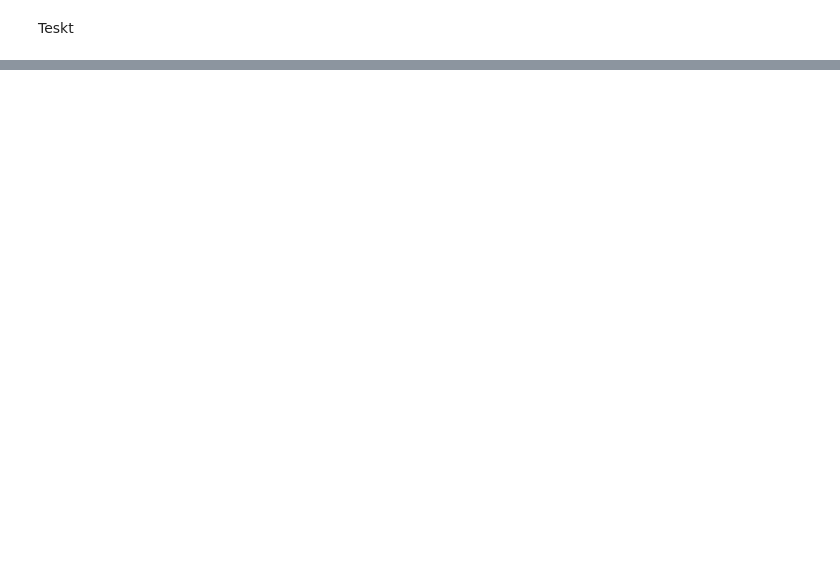
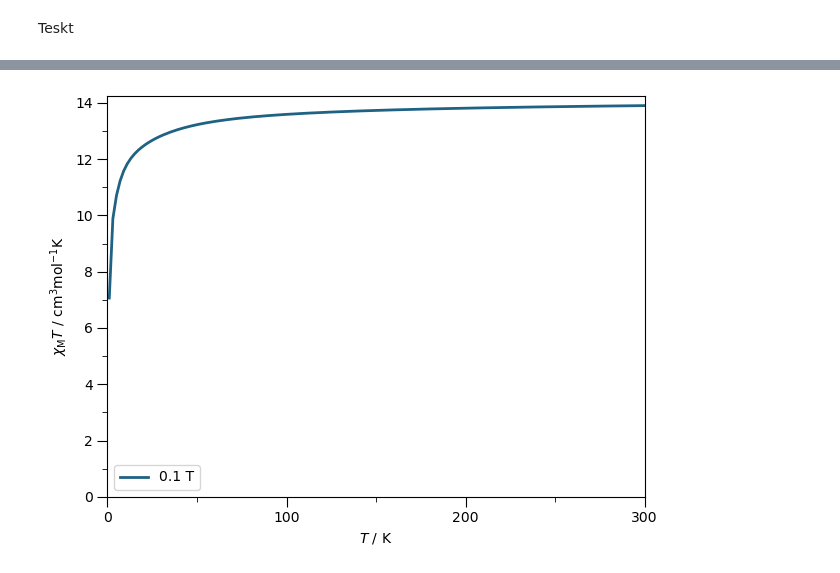
Before and after one commit to MTZ-dev/slothpy, a Jupyter notebook: Untitled.ipynb, the cells around one changed output, grey strips where cells are left out. Drawn from its saved outputs; the diff is of its cells as text; code cells hidden in the pictures; blank space fills up the shorter version.

```diff
--- a/Untitled.ipynb
+++ b/Untitled.ipynb
@@ -64,0 +69,5 @@ array([[52, 74, 38],
+# %%
+DyCo.plot_chitht("test")
+DyCo.delete_group("test_susceptibility")
+# %% [output]
+[figure, added]
```
Also changed, not shown: parts of 13 cells of this notebook, 8 other files.
